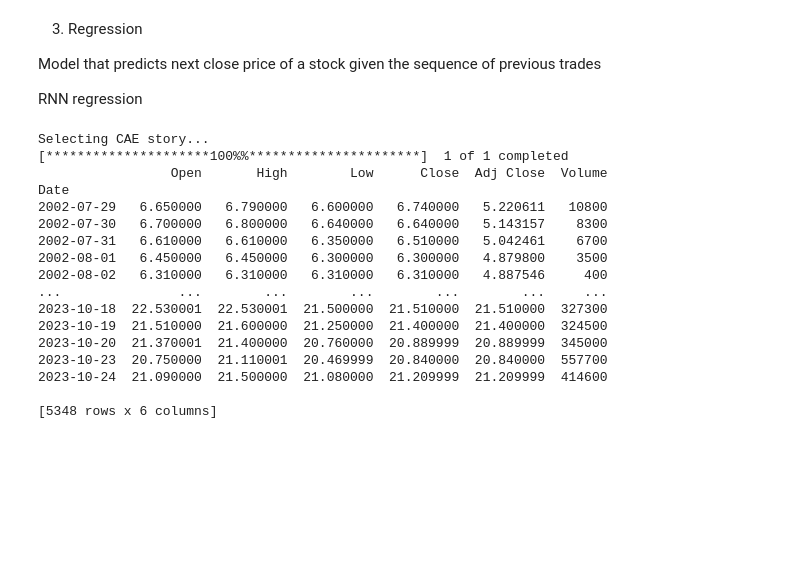
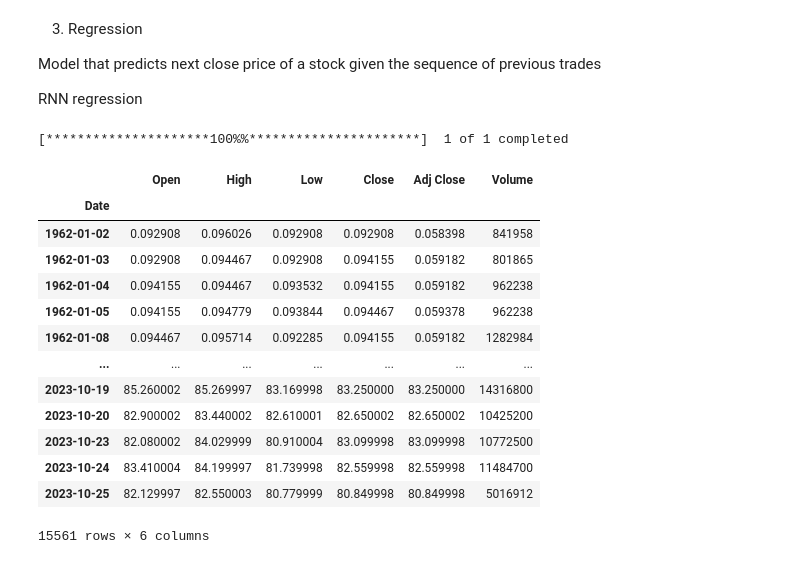
Before and after one commit to volodymyrkir/exploratory_data_analysis, a Jupyter notebook: tasks/task_2.ipynb, the cells around one changed output. Drawn from its saved outputs; the diff is of its cells as text; code cells hidden in the pictures; blank space fills up the shorter version.

```diff
--- a/tasks/task_2.ipynb
+++ b/tasks/task_2.ipynb
@@ -406,31 +389,3 @@ plt.show()
 Model that predicts next close price of a stock given the sequence of previous trades
 
 RNN regression
-# %%
-TARGET_TICKER = random.choice(stocks_list)
-print(f'Selecting {TARGET_TICKER} story...')
-
-def find_long_history():
-    history = yf.download(TARGET_TICKER, period='100y')
-    print(history)
-
-regression_history = find_long_history()
-regression_history
-# %% [output]
-Selecting CAE story...
-[*********************100%%**********************]  1 of 1 completed
-                 Open       High        Low      Close  Adj Close  Volume
-Date
-2002-07-29   6.650000   6.790000   6.600000   6.740000   5.220611   10800
-2002-07-30   6.700000   6.800000   6.640000   6.640000   5.143157    8300
-2002-07-31   6.610000   6.610000   6.350000   6.510000   5.042461    6700
-2002-08-01   6.450000   6.450000   6.300000   6.300000   4.879800    3500
-2002-08-02   6.310000   6.310000   6.310000   6.310000   4.887546     400
-...               ...        ...        ...        ...        ...     ...
-2023-10-18  22.530001  22.530001  21.500000  21.510000  21.510000  327300
-2023-10-19  21.510000  21.600000  21.250000  21.400000  21.400000  324500
-2023-10-20  21.370001  21.400000  20.760000  20.889999  20.889999  345000
-2023-10-23  20.750000  21.110001  20.469999  20.840000  20.840000  557700
-2023-10-24  21.090000  21.500000  21.080000  21.209999  21.209999  414600
-
-[5348 rows x 6 columns]
@@ -457,0 +392,26 @@ classification_data = {
+# %%
+# The Walt Disney Company stock, really, really old one
+TARGET_TICKER = 'DIS'
+
+def load_long_history():
+    history = yf.download(TARGET_TICKER, period='max')
+    return history
+
+regression_data = load_long_history()
+regression_data
+# %% [output]
+[*********************100%%**********************]  1 of 1 completed
+|  | Open | High | Low | Close | Adj Close | Volume |
+| Date |  |  |  |  |  |  |
+| 1962-01-02 | 0.092908 | 0.096026 | 0.092908 | 0.092908 | 0.058398 | 841958 |
+| 1962-01-03 | 0.092908 | 0.094467 | 0.092908 | 0.094155 | 0.059182 | 801865 |
+| 1962-01-04 | 0.094155 | 0.094467 | 0.093532 | 0.094155 | 0.059182 | 962238 |
+| 1962-01-05 | 0.094155 | 0.094779 | 0.093844 | 0.094467 | 0.059378 | 962238 |
+| 1962-01-08 | 0.094467 | 0.095714 | 0.092285 | 0.094155 | 0.059182 | 1282984 |
+| ... | ... | ... | ... | ... | ... | ... |
+| 2023-10-19 | 85.260002 | 85.269997 | 83.169998 | 83.250000 | 83.250000 | 14316800 |
+| 2023-10-20 | 82.900002 | 83.440002 | 82.610001 | 82.650002 | 82.650002 | 10425200 |
+| 2023-10-23 | 82.080002 | 84.029999 | 80.910004 | 83.099998 | 83.099998 | 10772500 |
+| 2023-10-24 | 83.410004 | 84.199997 | 81.739998 | 82.559998 | 82.559998 | 11484700 |
+| 2023-10-25 | 82.129997 | 82.550003 | 80.779999 | 80.849998 | 80.849998 | 5016912 |
+15561 rows × 6 columns
```
Also changed, not shown: parts of 31 cells of this notebook, 1 other file.
